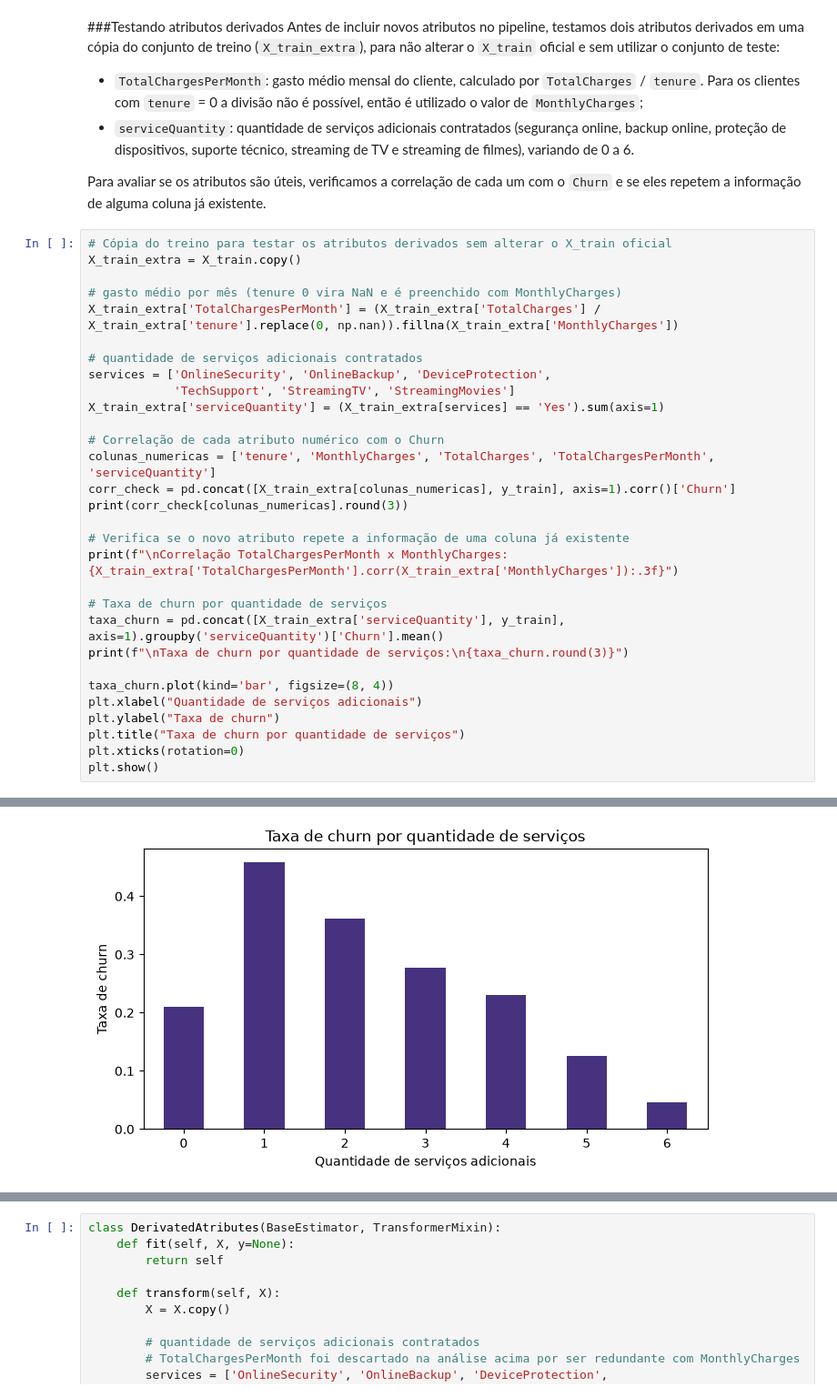
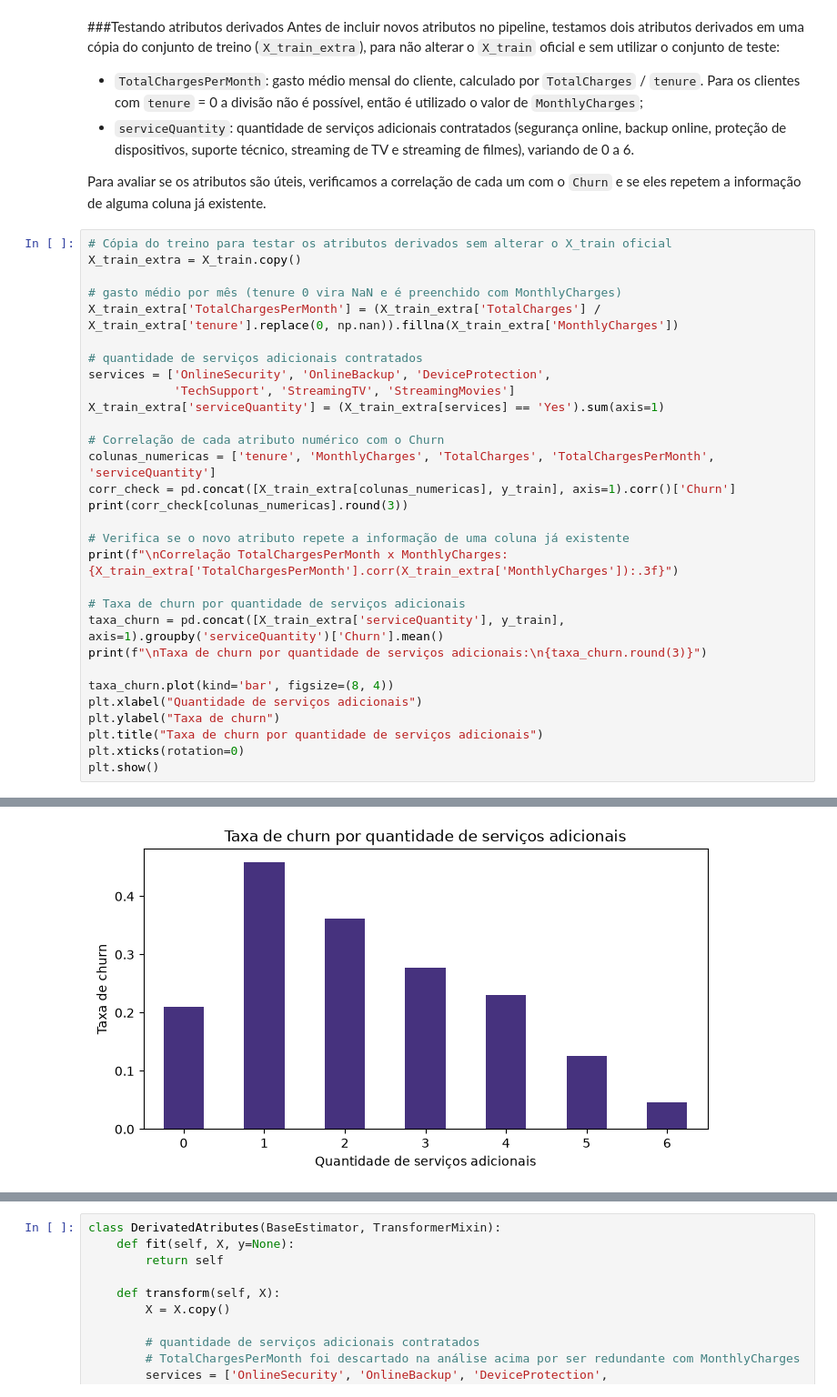
Before and after one commit to Lucas-O-S/Modelos_Classificat-rios_IA_N2, a Jupyter notebook: Telco_Customer_Churn.ipynb, the cells around one changed output, grey strips where cells are left out. Shown at 91% size. Cells and saved outputs as stored; diff of their text form.

```diff
--- a/Telco_Customer_Churn.ipynb
+++ b/Telco_Customer_Churn.ipynb
@@ -466,14 +466,14 @@ print(corr_check[colunas_numericas].round(3))
 # Verifica se o novo atributo repete a informação de uma coluna já existente
 print(f"\nCorrelação TotalChargesPerMonth x MonthlyCharges: {X_train_extra['TotalChargesPerMonth'].corr(X_train_extra['MonthlyCharges']):.3f}")
 
-# Taxa de churn por quantidade de serviços
+# Taxa de churn por quantidade de serviços adicionais
 taxa_churn = pd.concat([X_train_extra['serviceQuantity'], y_train], axis=1).groupby('serviceQuantity')['Churn'].mean()
-print(f"\nTaxa de churn por quantidade de serviços:\n{taxa_churn.round(3)}")
+print(f"\nTaxa de churn por quantidade de serviços adicionais:\n{taxa_churn.round(3)}")
 
 taxa_churn.plot(kind='bar', figsize=(8, 4))
 plt.xlabel("Quantidade de serviços adicionais")
 plt.ylabel("Taxa de churn")
-plt.title("Taxa de churn por quantidade de serviços")
+plt.title("Taxa de churn por quantidade de serviços adicionais")
 plt.xticks(rotation=0)
 plt.show()
 # %% [output]
@@ -490,13 +490,13 @@ Taxa de churn por quantidade de serviços:
 serviceQuantity
 0    0.209
 1    0.458
 2    0.362
 3    0.278
 4    0.230
 5    0.125
 6    0.047
 Name: Churn, dtype: float64
-[figure, old version]
+[figure, new version]
 # %% [markdown]
 Os resultados mostram que:
 
```
Also changed, not shown: parts of 7 cells of this notebook.
